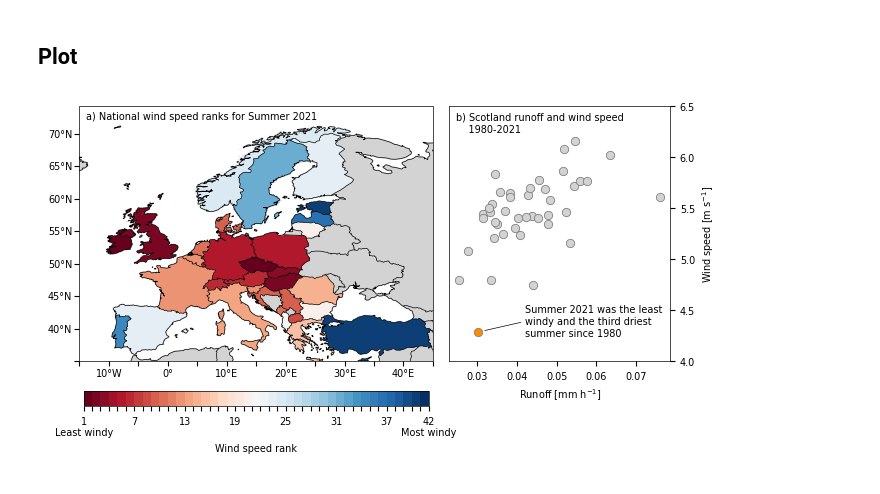
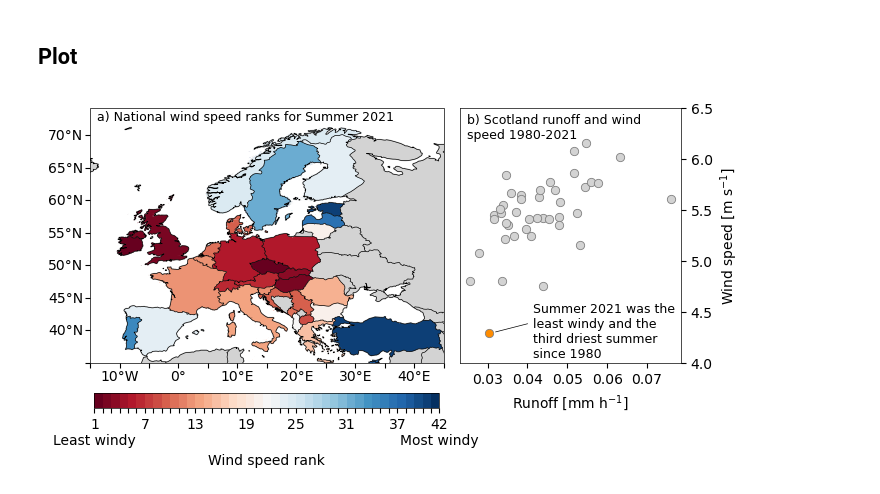
Before and after one commit to dougrichardson/eu_summer_2021, a Jupyter notebook: summer_2021.ipynb, the cells around one changed output. Cells and saved outputs as stored; diff of their text form; code cells hidden in the pictures.

Commit message:
Changed fontsize

```diff
--- a/summer_2021.ipynb
+++ b/summer_2021.ipynb
@@ -14,7 +14,7 @@ import cartopy.feature as cf
 # %% [markdown]
 # Plotting parameters
 # %%
-fontsize = 7
+fontsize = 10
 coastlines_lw = 0.5
 linewidth = 1.1
 patheffect_lw_add = linewidth * 1.8
@@ -168,37 +168,37 @@ with mpl.rc_context(plt_params):
     gl_labels = ax1.gridlines(crs=ccrs.PlateCarree(),
                              draw_labels=True,
                              linewidth=0,
                              color='grey',
                              linestyle='-',
                              xlocs=np.arange(-20, 50, 10),
                              ylocs=np.arange(35, 80, 5))
     gl_labels.top_labels = False
     gl_labels.right_labels = False
     gl_labels.xlabel_style = {'fontsize': plt_params['font.size']}
     gl_labels.ylabel_style = {'fontsize': plt_params['font.size']}
 
     ax1.text(0.02, 0.95, 'a) National wind speed ranks for Summer 2021',
-            transform=ax1.transAxes)
+            transform=ax1.transAxes, fontsize=9)
 
     #======== Scotland runoff and wind speed
     ax2 = plt.subplot(gs2[0])
     ax2.scatter(ro_sc_mjjas[0].values[:-1], ws_sc_mjjas[:-1], color='lightgray', ec='gray', lw=0.6)
     ax2.scatter(ro_sc_mjjas.values[0,-1], ws_sc_mjjas[-1], color='darkorange', ec='gray', lw=0.6)
 
     ax2.set_xticks(np.arange(0.02, 0.09, 0.01))
     ax2.set_xlabel(r'Runoff [mm h$^{-1}$]')
 
     ax2.yaxis.tick_right()
     ax2.yaxis.set_label_position("right")
     ax2.set_ylim(4, 6.5)
     ax2.set_yticks(np.arange(4, 6.6, 0.5))
     ax2.set_ylabel(r'Wind speed [m s$^{-1}$]')
 
-    ax2.text(0.03, 0.9, 'b) Scotland runoff and wind speed\n    1980-2021',
-            transform=ax2.transAxes)
-    ax2.text(0.042, 4.25, 'Summer 2021 was the least\nwindy and the third driest\nsummer since 1980')
-    ax2.plot((0.032, 0.041), (4.3, 4.38), color='k', lw=0.5)
+    ax2.text(0.03, 0.88, 'b) Scotland runoff and wind\nspeed 1980-2021',
+            transform=ax2.transAxes, fontsize=9)
+    ax2.text(0.0415, 4.05, 'Summer 2021 was the\nleast windy and the\nthird driest summer\nsince 1980', fontsize=9)
+    ax2.plot((0.032, 0.04), (4.3, 4.38), color='k', lw=0.5)
 
-    plt.savefig('./figures/summer_2021.pdf', bbox_inches='tight', format='pdf', dpi=400)
+    plt.savefig('./eu_summer_2021/figures/summer_2021.pdf', bbox_inches='tight', format='pdf', dpi=400)
 # %% [output]
-[figure, old version]
+[figure, new version]
```
Also changed, not shown: parts of 1 cell of this notebook.
